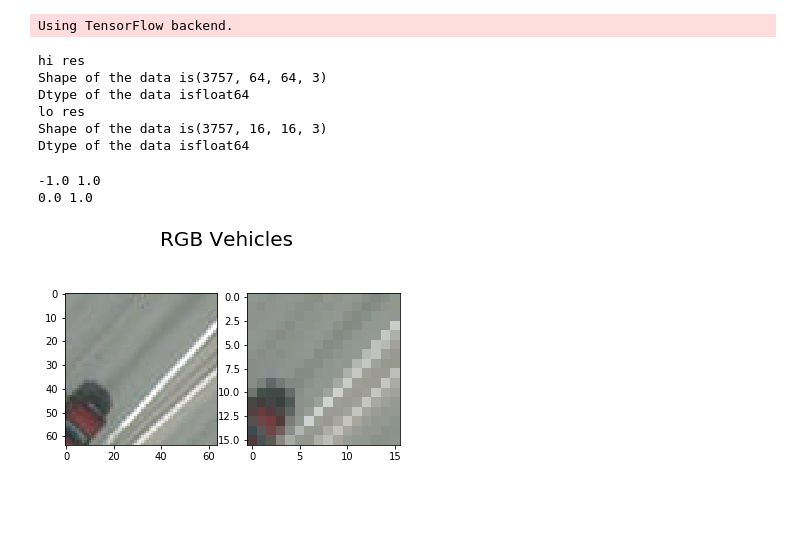
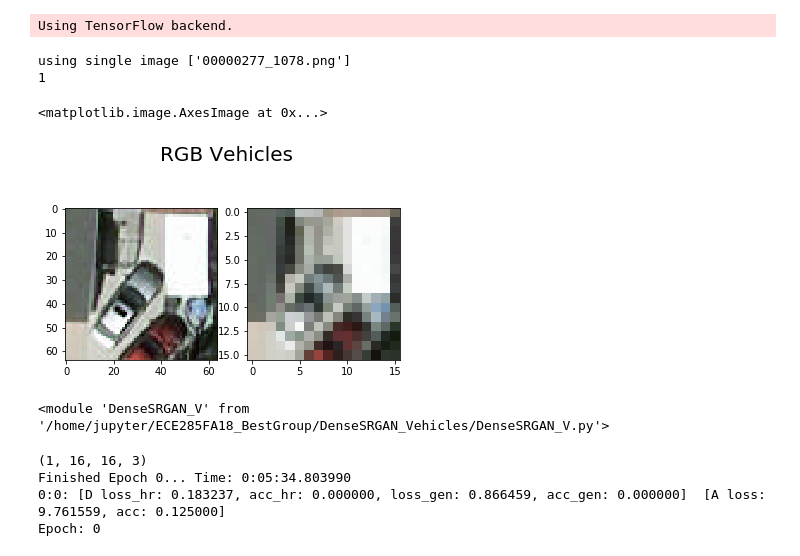
Before and after one commit to mihirsathe/DenseGAN-SuperResolution, a Jupyter notebook: DenseSRGAN_Vehicles/DenseSRGAN_local_V.ipynb, the cells around one changed output. Cells and saved outputs as stored; diff of their text form; code cells hidden in the pictures; blank space fills up the shorter version.

Commit message:
Updates to vehicle DenseGAN to allow single image training

```diff
--- a/DenseSRGAN_Vehicles/DenseSRGAN_local_V.ipynb
+++ b/DenseSRGAN_Vehicles/DenseSRGAN_local_V.ipynb
@@ -230,14 +230,21 @@ def get_images_to_four_chan(img_name, DATASET_PATH, ch_num=4):
   elif ch_num == 3:
     return np.reshape(co, (tuple([1]) + co.shape))
 
-def load_data_vehicles(DATASET_PATH, num_images=None):
+def load_data_vehicles(DATASET_PATH, num_images=None, img_spec=2000):
     # get all files from the directory
     onlyfiles = [f for f in listdir(DATASET_PATH) if isfile(
     join(DATASET_PATH, f)) and "png" in f]
 
-    if num_images != None:
+    if num_images == 1:
+        assert img_spec < len(onlyfiles), "Image not found. Pick a smaller number."
+        tmp_path = onlyfiles[img_spec]
+        onlyfiles = []
+        onlyfiles.append(tmp_path)
+        print("using single image " + str(onlyfiles))
+    elif num_images != None:
         assert num_images < len(onlyfiles), "Too many images. Pick a smaller number."
         onlyfiles = onlyfiles[0:num_images]
+
 
     channels = 3     # RGB
     patch_x, patch_y = 64, 64  # patch size
@@ -245,7 +252,7 @@ def load_data_vehicles(DATASET_PATH, num_images=None):
     # Preallocate array of the correct size
     imgs_hr = np.zeros((len(onlyfiles), patch_x, patch_y, channels))
 
-    #print(len(onlyfiles))
+    print(len(onlyfiles))
 
     img_idx = 0
     for i in range(len(onlyfiles)):
@@ -254,7 +261,6 @@ def load_data_vehicles(DATASET_PATH, num_images=None):
         if rgb.shape == (1, 64, 64, 3):
             imgs_hr[img_idx, :, :, :] = normalize(rgb)
             img_idx += 1
-
     imgs_lr = np.asarray([downsample_image(patch) for patch in imgs_hr])
     return imgs_hr, imgs_lr
 
@@ -336,38 +342,32 @@ class VEDAISequence(Sequence):
 # %%
 vehicles_dir = dir_pfx + '../../data/vehicle_patches_64/'
 
-im_hr, im_lr = load_data_vehicles(vehicles_dir)
-print("hi res")
-data_explore(im_hr)
-print("lo res")
-data_explore(im_lr)
+im_hr, im_lr = load_data_vehicles(vehicles_dir, 1, 2021)
+
+# print("hi res")
+# data_explore(im_hr)
+# print("lo res")
+# data_explore(im_lr)
 # %% [output]
-hi res
-Shape of the data is(3757, 64, 64, 3)
-Dtype of the data isfloat64
-lo res
-Shape of the data is(3757, 16, 16, 3)
-Dtype of the data isfloat64
+using single image ['00000277_1078.png']
+1
 # %%
-idx = 2000
-
-print(im_hr.min(), im_hr.max())
+idx = 0
 
 plt.figure().suptitle('RGB Vehicles', fontsize=20)
 plt.subplot(1,2,1)
 plt.imshow(un_normalize(im_hr[idx,:,:,:]))
 plt.subplot(1,2,2)
 plt.imshow(un_normalize(im_lr[idx,:,:,:]))
-
-print(un_normalize(im_hr.min()), un_normalize(im_hr.max()))
 # %% [output]
--1.0 1.0
-0.0 1.0
+<matplotlib.image.AxesImage at 0x...>
-[figure, old version]
+[figure, new version]
 # %%
 # # Prototype the Dense SR GAN
-# from importlib import reload
-# reload(DenseSRGAN)
+from importlib import reload
+reload(DenseSRGAN_V)
+# %% [output]
+<module 'DenseSRGAN_V' from '/home/jupyter/ECE285FA18_BestGroup/DenseSRGAN_Vehicles/DenseSRGAN_V.py'>
 # %%
 import DenseSRGAN_V
 # gan = DenseSRGAN.DenseSRGAN(dir_pfx,im_hr,im_lr,num_gpus=4,dropout_rate=0.3,weights_path='weights/')
@@ -375,2 +375,10 @@ gan = DenseSRGAN_V.DenseSRGAN_V(dir_pfx,im_hr,im_lr,num_gpus=4,dropout_rate=0.3)
+# %%
+#gan.dropout_rate = .5
+gan.train(epochs=100,verbose=False,bench_idx=0, batch_size=1)
+# %% [output]
+(1, 16, 16, 3)
+Finished Epoch 0... Time: 0:05:34.803990
+0:0: [D loss_hr: 0.183237, acc_hr: 0.000000, loss_gen: 0.866459, acc_gen: 0.000000]  [A loss: 9.761559, acc: 0.125000]
+Epoch: 0
 # %%
 # gan = DenseSRGAN_V(dir_pfx,im_hr,im_lr,num_gpus=4,dropout_rate=0.3)
```
Also changed, not shown: parts of 2 cells of this notebook, 7 other files.
